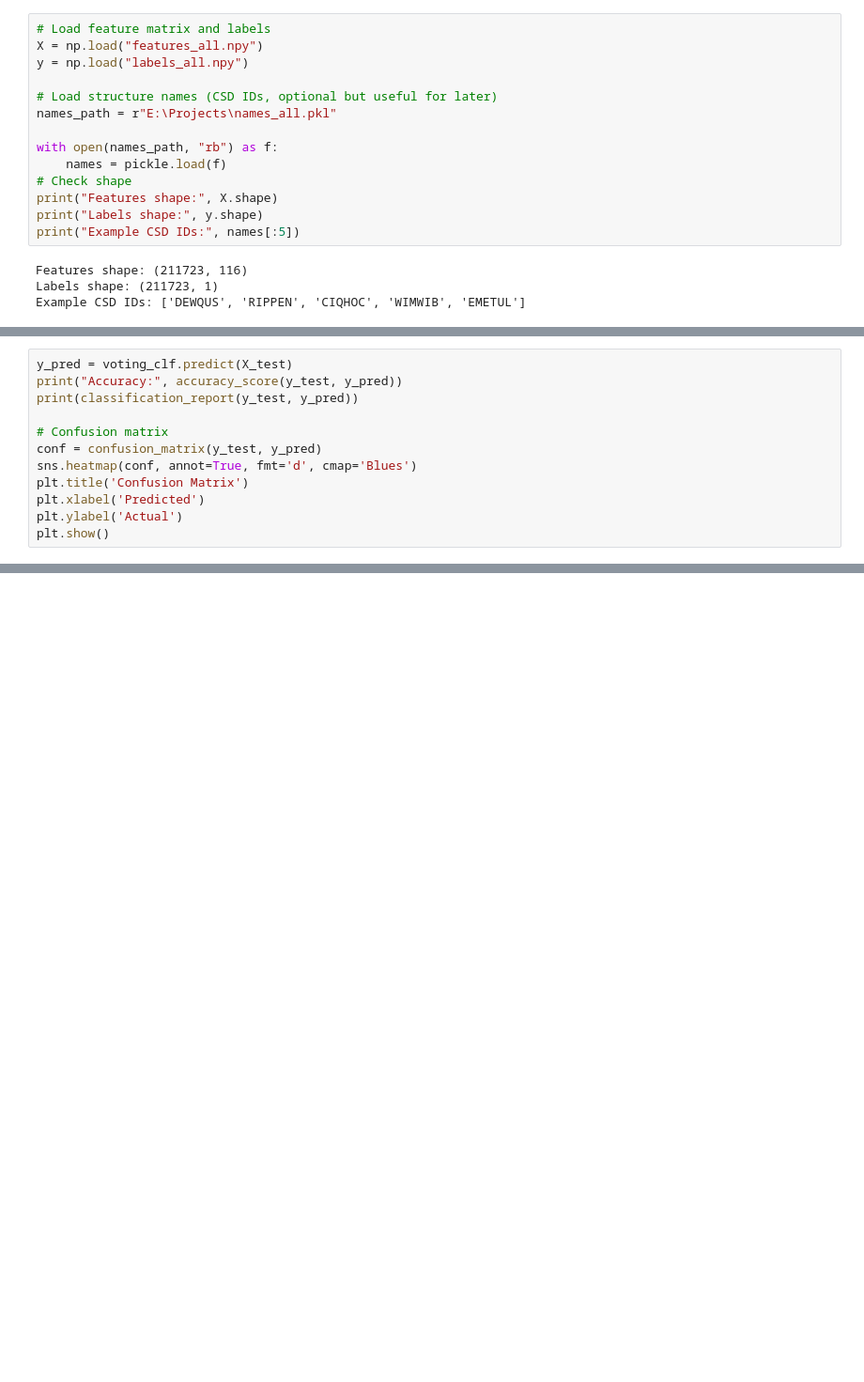
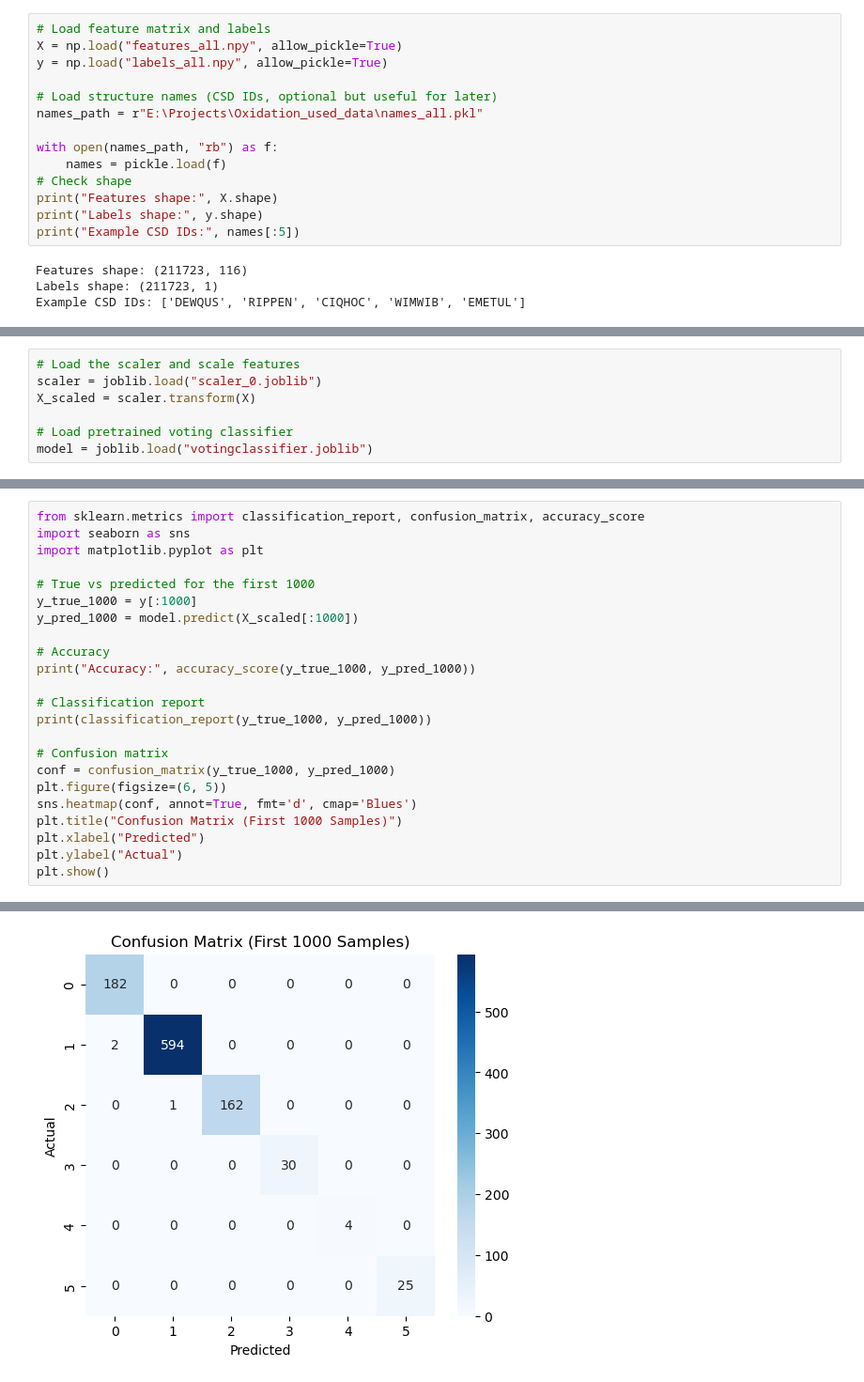
Before and after one commit to submerged-in-matrix/materials-ml-projects-, a Jupyter notebook: Projects/P_5_Oxidation_State_Assignment/P_5_Oxidation_State_Assignment.ipynb, the cells around one changed output, grey strips where cells are left out. Shown at 94% size. Drawn from its saved outputs; the diff is of its cells as text; blank space fills up the shorter version.

Commit message:
'original models prediction recorded'

```diff
--- a/Projects/P_5_Oxidation_State_Assignment/P_5_Oxidation_State_Assignment.ipynb
+++ b/Projects/P_5_Oxidation_State_Assignment/P_5_Oxidation_State_Assignment.ipynb
@@ -32,11 +34,11 @@ import pickle
 ## 2. Load Data
 # %%
 # Load feature matrix and labels
-X = np.load("features_all.npy")
-y = np.load("labels_all.npy")
+X = np.load("features_all.npy", allow_pickle=True)
+y = np.load("labels_all.npy", allow_pickle=True)
 
 # Load structure names (CSD IDs, optional but useful for later)
-names_path = r"E:\Projects\names_all.pkl"
+names_path = r"E:\Projects\Oxidation_used_data\names_all.pkl"
 
 with open(names_path, "rb") as f:
     names = pickle.load(f)
@@ -81,0 +53,7 @@ joblib.dump(voting_clf, 'voting_model.pkl')
+# %%
+# Load the scaler and scale features
+scaler = joblib.load("scaler_0.joblib")
+X_scaled = scaler.transform(X)
+
+# Load pretrained voting classifier
+model = joblib.load("votingclassifier.joblib")
@@ -82,12 +85,24 @@ joblib.dump(voting_clf, 'voting_model.pkl')
 # %%
-y_pred = voting_clf.predict(X_test)
-print("Accuracy:", accuracy_score(y_test, y_pred))
-print(classification_report(y_test, y_pred))
+from sklearn.metrics import classification_report, confusion_matrix, accuracy_score
+import seaborn as sns
+import matplotlib.pyplot as plt
+
+# True vs predicted for the first 1000
+y_true_1000 = y[:1000]
+y_pred_1000 = model.predict(X_scaled[:1000])
+
+# Accuracy
+print("Accuracy:", accuracy_score(y_true_1000, y_pred_1000))
+
+# Classification report
+print(classification_report(y_true_1000, y_pred_1000))
 
 # Confusion matrix
-conf = confusion_matrix(y_test, y_pred)
+conf = confusion_matrix(y_true_1000, y_pred_1000)
+plt.figure(figsize=(6, 5))
 sns.heatmap(conf, annot=True, fmt='d', cmap='Blues')
-plt.title('Confusion Matrix')
-plt.xlabel('Predicted')
-plt.ylabel('Actual')
+plt.title("Confusion Matrix (First 1000 Samples)")
+plt.xlabel("Predicted")
+plt.ylabel("Actual")
 plt.show()
+# %% [output]
@@ -93,0 +122 @@ plt.show()
+[figure, added]
```
Also changed, not shown: parts of 10 cells of this notebook.
